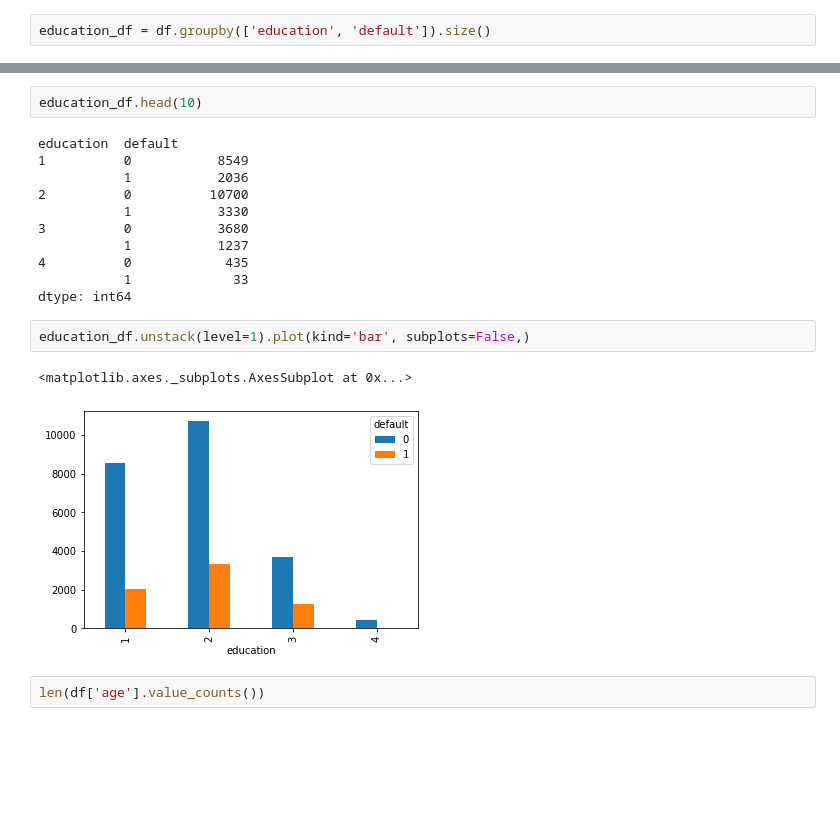
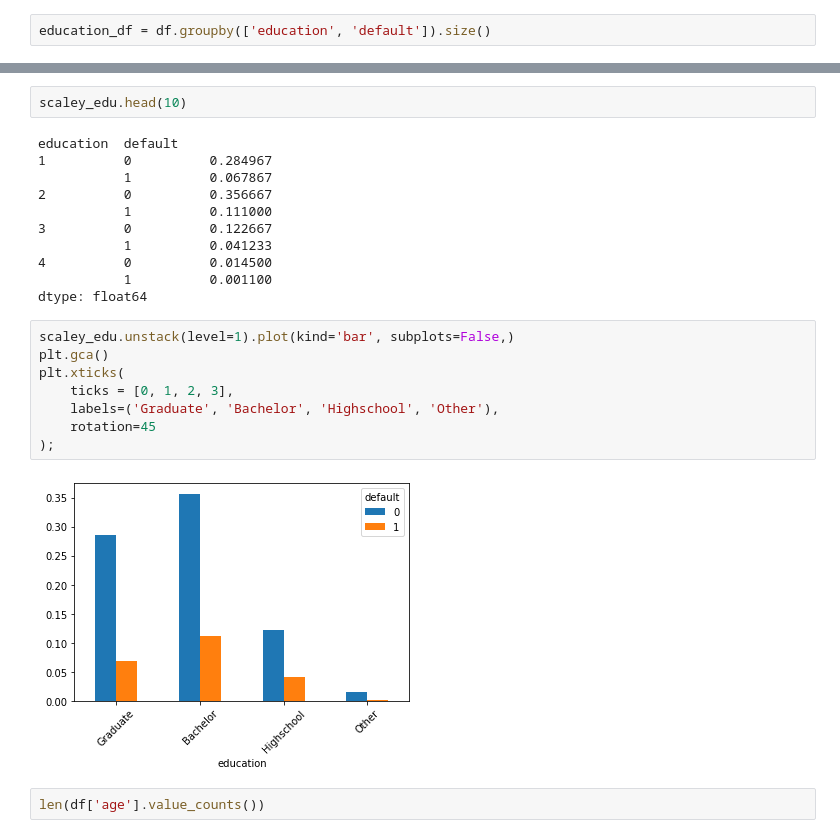
Before and after one commit to JoeSRead/Default-Detection, a Jupyter notebook: titus.ipynb, the cells around one changed output, grey strips where cells are left out. Drawn from its saved outputs; the diff is of its cells as text; blank space fills up the shorter version.

```diff
--- a/titus.ipynb
+++ b/titus.ipynb
@@ -100,21 +119,26 @@ education_df = df.groupby(['education', 'default']).size()
 # %%
-education_df.head(10)
+scaley_edu.head(10)
 # %% [output]
 education  default
-1          0           8549
-           1           2036
-2          0          10700
-           1           3330
-3          0           3680
-           1           1237
-4          0            435
-           1             33
-dtype: int64
+1          0          0.284967
+           1          0.067867
+2          0          0.356667
+           1          0.111000
+3          0          0.122667
+           1          0.041233
+4          0          0.014500
+           1          0.001100
+dtype: float64
 # %%
-education_df.unstack(level=1).plot(kind='bar', subplots=False,)
+scaley_edu.unstack(level=1).plot(kind='bar', subplots=False,)
+plt.gca()
+plt.xticks(
+    ticks = [0, 1, 2, 3],
+    labels=('Graduate', 'Bachelor', 'Highschool', 'Other'),
+    rotation=45
+);
 # %% [output]
-<matplotlib.axes._subplots.AxesSubplot at 0x...>
-[figure, old version]
+[figure, new version]
 # %%
 len(df['age'].value_counts())
 # %% [output]
```
Also changed, not shown: parts of 12 cells of this notebook, 1 other file.
